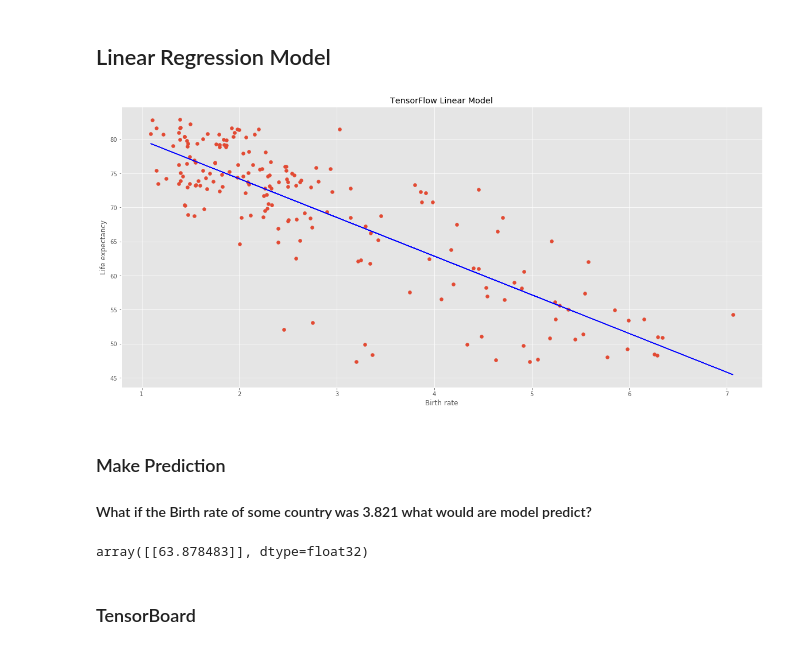
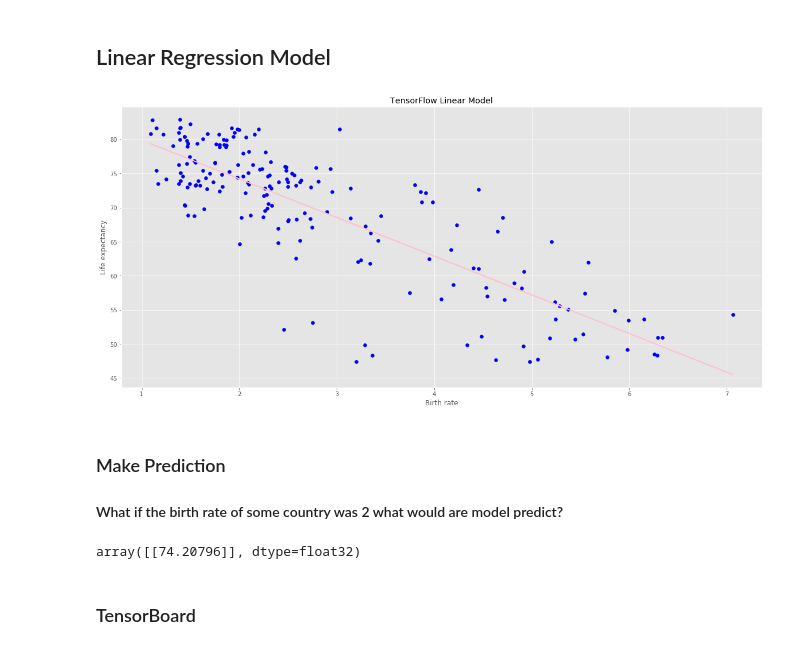
Before and after one commit to Libardo1/disrupt-ai-bootcamp, a Jupyter notebook: Machine Learning with TensorFlow/Predict Life Expectancy with TensorFlow.ipynb, the cells around one changed output. Cells and saved outputs as stored; diff of their text form; code cells hidden in the pictures.

```diff
--- a/Machine Learning with TensorFlow/Predict Life Expectancy with TensorFlow.ipynb
+++ b/Machine Learning with TensorFlow/Predict Life Expectancy with TensorFlow.ipynb
@@ -50,8 +50,9 @@ learning_rate = 0.2
 epochs = 2000
 batch_size = 25
 # %%
-X = tf.placeholder(tf.float32, shape=(None, 1))
-Y = tf.placeholder(tf.float32, shape=(None, 1))
+# input gate for data
+X = tf.placeholder(tf.float32, shape=(None, 1), name='input_X')
+Y = tf.placeholder(tf.float32, shape=(None, 1), name='input_Y')
 
 # create weight
 w = tf.Variable(tf.zeros([1, 1]), name='Weight')
@@ -59,12 +60,8 @@ w = tf.Variable(tf.zeros([1, 1]), name='Weight')
 # create bias
 b = tf.Variable(tf.random_normal([1]), name='Bias')
 
+# y = m * x + b
 Y_hat = tf.matmul(X, w) + b
 
 # loss function
 loss = tf.reduce_mean(tf.square(Y_hat - Y))
-
-# create a summary for our loss function.
-tf.summary.scalar('loss', loss)
-
-tf.summary.merge_all()
@@ -80,22 +90,30 @@ sess = tf.Session()
 with sess.as_default():
     # initialize
     sess.run(tf.global_variables_initializer())
-    writer = tf.summary.FileWriter('./expectancy0', sess.graph)
+    writer = tf.summary.FileWriter('./expectancy2', sess.graph)
+
+    summaries = tf.summary.merge_all()
 
 
-#training
-for i in range(epochs):
+    #training
+    for i in range(epochs):
+        # histogram summaries
+        summ = sess.run(summaries,
+                  feed_dict = {
+                  X: input_X,
+                  Y: input_Y
+                })
 
-    sess.run([optimizer],
-              feed_dict = {
-              X: input_X,
-              Y: input_Y
-            })
+        writer.add_summary(summ, global_step=i)
 
+        sess.run([optimizer],
+                  feed_dict = {
+                  X: input_X,
+                  Y: input_Y
+                })
 
-
-    if (i) % 5 == 0:
-        cc = sess.run(loss, feed_dict={ X: input_X, Y: input_Y})
+        if (i) % 5 == 0:
+            cc = sess.run(loss, feed_dict={ X: input_X, Y: input_Y})
 
         print(f'Epochs: {i}/{epochs}', 'Loss:', '{:.9f}'.format(cc))
 print('Optimization Finished!')
@@ -126,20 +144,20 @@ Final Loss:  30.250992 Final Weight:  [[-5.678912]] Bias:  [85.57761]
 # %%
 plt.figure(figsize=(20,9))
 plt.title('TensorFlow Linear Model')
 plt.xlabel('Birth rate')
 plt.ylabel('Life expectancy')
-plt.scatter(df['Birth rate'], df['Life expectancy'])
-plt.plot(input_X,sess.run(w) * input_X + sess.run(b), c='b')
+plt.scatter(df['Birth rate'], df['Life expectancy'], c='b')
+plt.plot(input_X,sess.run(w) * input_X + sess.run(b), c='pink')
 plt.show()
 # %% [output]
-[figure, old version]
+[figure, new version]
 # %% [markdown]
 ### Make Prediction
-#### What if the Birth rate of some country was 3.821 what would are model predict?
+#### What if the birth rate of some country was 2 what would are model predict?
 # %%
-sess.run(Y_hat, feed_dict={X:[[3.821]]})
+sess.run(Y_hat, feed_dict={X:[[2.000]]})
 # %% [output]
-array([[63.878483]], dtype=float32)
+array([[74.20796]], dtype=float32)
 # %% [markdown]
 ### TensorBoard
 # %% [markdown]
```
Also changed, not shown: parts of 11 cells of this notebook.
